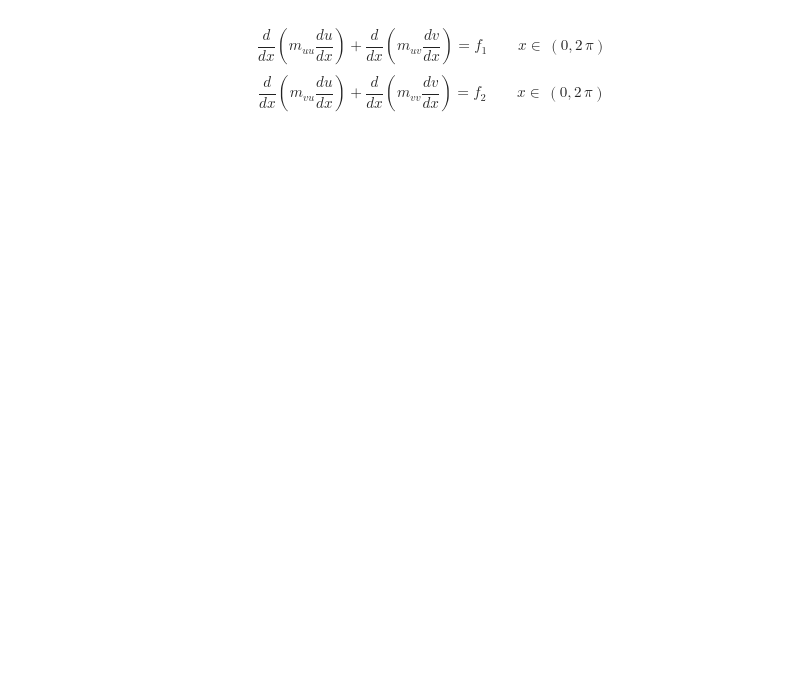
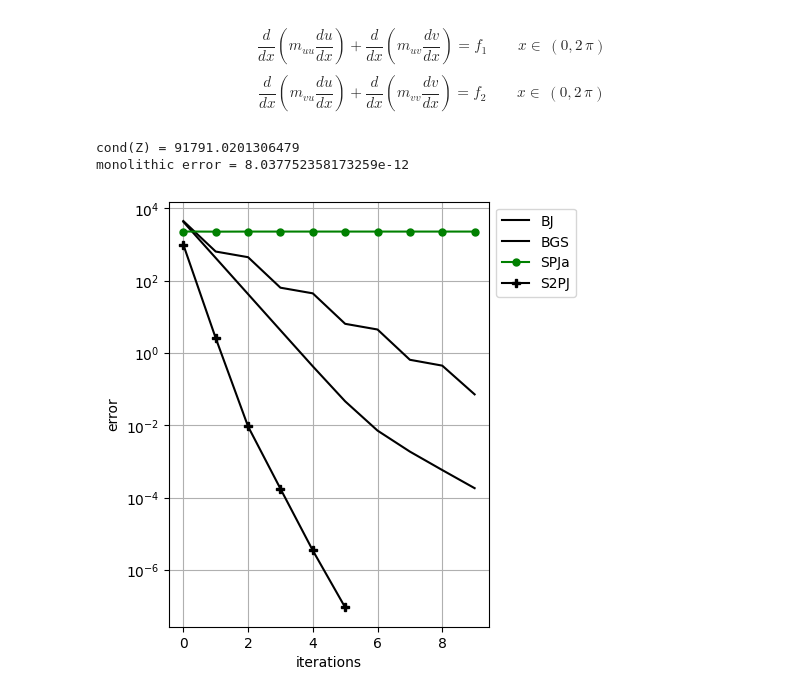
Before and after one commit to multiform-UoN/splittingschemes, a Jupyter notebook: python/fvm1D_quadLaplacian.ipynb, the cells around one changed output. Saved outputs shown, nothing was run; the diff lists cells and outputs as text; code cells hidden in the pictures; blank space fills up the shorter version.

```diff
--- a/python/fvm1D_quadLaplacian.ipynb
+++ b/python/fvm1D_quadLaplacian.ipynb
@@ -72,14 +72,14 @@ def f_1(x, kwargs):
 def f_2(x, kwargs):
     return dfmvudx(x, kwargs)*du_soldx(x, kwargs) + fmvu(x, kwargs)*d2u_soldx2(x, kwargs) + dfmvvdx(x, kwargs)*dv_soldx(x, kwargs) + fmvv(x, kwargs)*d2v_soldx2(x, kwargs)
 # %%
-L = 2.0*np.pi
-N = 1024
+L = np.pi
+N = 128
 dx = np.divide(L, N)
 x = np.linspace(0, L, N+1)
 xc = np.linspace(0.5*dx, L-0.5*dx, N)
 xfine = np.linspace(0, L, 1000)
 nit_max = 10
-toll = 1e-12
+toll = 1e-6
 
 kwargs = {
     # muu coefficients
@@ -191,31 +191,35 @@ plt.ylabel('error')
 # ax[0].plot(xfine, u_sol(xfine, kwargs), '-b', label=r'$u(x)$')
 # #ax[0].plot(xfine, m_u(xfine, kwargs), '--g', label=r'$m_u(x)$')
 # #ax[0].plot(xfine, f_u(xfine, kwargs), '--c', label=r'$f_u(x)$')
 # ax[0].legend()
 # ax[0].grid()
 
 # ax[1].set_xlabel(r'$x$')
 # ax[1].set_ylabel(r'$v,f_v$')
 # ax[1].plot(x,  0*x, '|', color='k', markersize=6.0)
 # ax[1].plot(xc, 0*xc, '.', color='k', markersize=2.0)
 # ax[1].plot(x, mylib.fvm_reconstruct_1D(v), 'sk' , label=r'$v_{rec,monolithic}$', linewidth=linewidth)
 # ax[1].plot(x, mylib.fvm_reconstruct_1D(v_BGS), '.y' , label=r'$u_{rec,BGS}$',    linewidth=linewidth)
 # ax[1].plot(x, mylib.fvm_reconstruct_1D(v_SPJa), '.k' , label=r'$v_{rec,SPJa}$',  linewidth=linewidth)
 # ax[1].plot(x, mylib.fvm_reconstruct_1D(v_SPJu), '.r' , label=r'$v_{rec,SPJu}$',  linewidth=linewidth)
 # ax[1].plot(x, mylib.fvm_reconstruct_1D(v_SPJv), '.b' , label=r'$v_{rec,SPJv}$',  linewidth=linewidth)
 # ax[1].plot(x, mylib.fvm_reconstruct_1D(v_S2PJ), '.g' , label=r'$u_{rec,S2PJ}$',  linewidth=linewidth)
 # # ax[1].plot(xc, v, '_y', label=r'$\frac{1}{|cell|}\int v\,dx$', markersize=markersize)
 # ax[1].plot(xfine, v_sol(xfine, kwargs), '-b', label=r'$v(x)$')
 # #ax[1].plot(xfine, m_v(xfine, kwargs), '--g', label=r'$m_v(x)$')
 # #ax[1].plot(xfine, f_v(xfine, kwargs), '--c', label=r'$f_v(x)$')
 # ax[1].legend()
 # ax[1].grid()
 
 # #ax[0].plot(x, mylib.fvm_reconstruct_1D(fTOT), '-g' , label='furec', linewidth=linewidth)
 # #ax[0].plot(xc, ff, '_g', label='ff', markersize=markersize)
 # #ax[0].set_ylim(bottom=-4, top=4)
 # #ax[1].set_ylim(bottom=-4, top=4)
 # #ax[0].set_xlim([-0.001,0.1])
 plt.tight_layout()
 plt.show()
+# %% [output]
+cond(Z) = 91791.0201306479
+monolithic error = 8.037752358173259e-12
+[figure, added]
 # %%
```
Also changed, not shown: parts of 1 cell of this notebook, 6 other files.
